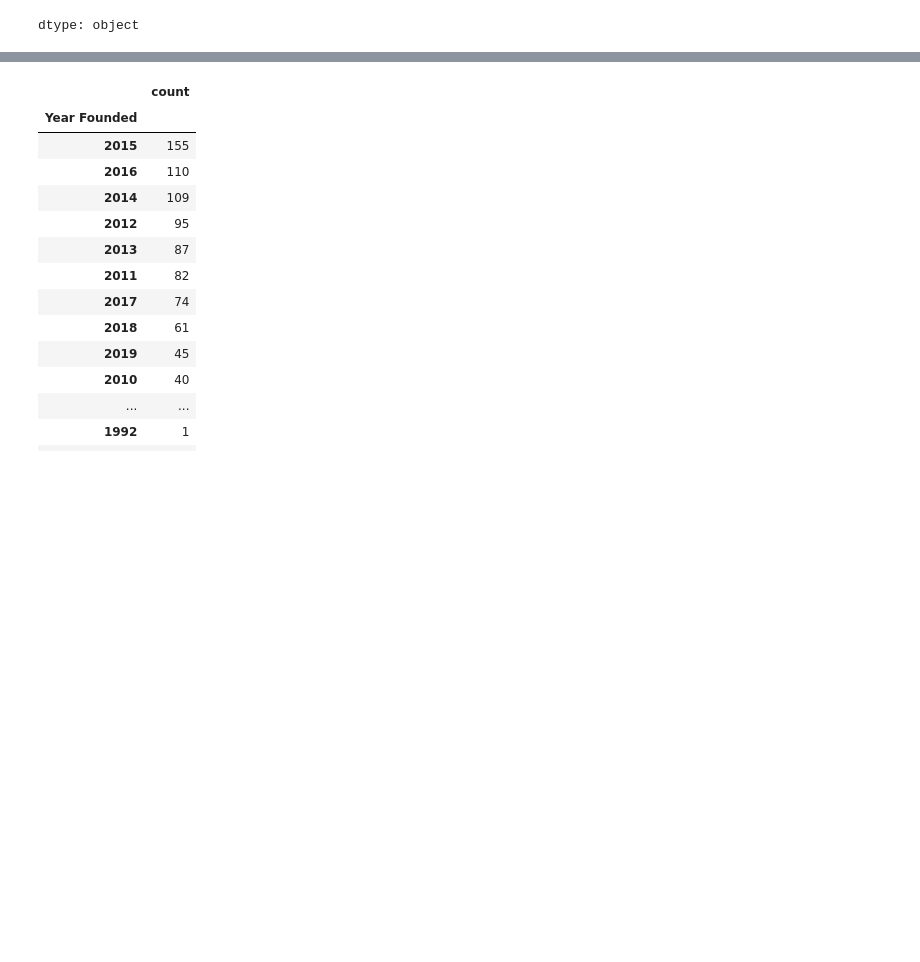
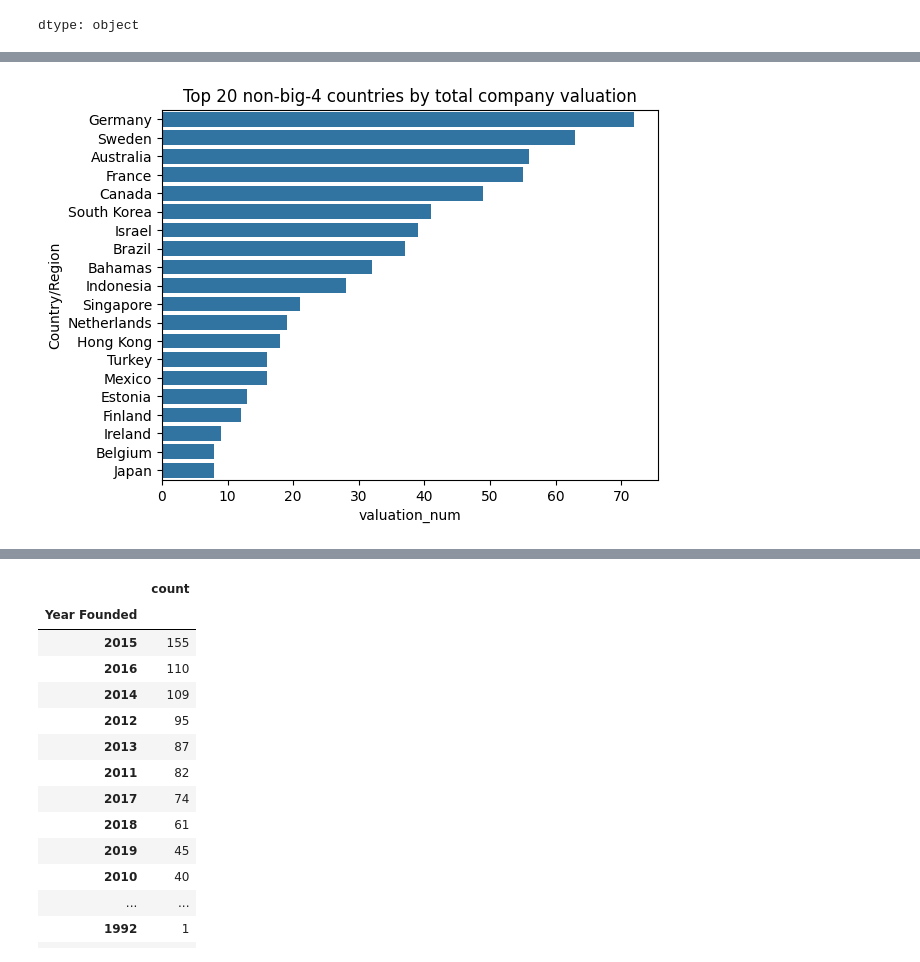
Before and after one commit to aysutnyva/Data_analysis, a Jupyter notebook: Unicorn_Companies.ipynb, the cells around one changed output, grey strips where cells are left out. Cells and saved outputs as stored; diff of their text form; code cells hidden in the pictures; blank space fills up the shorter version.

```diff
--- a/Unicorn_Companies.ipynb
+++ b/Unicorn_Companies.ipynb
@@ -46,0 +186,4 @@ dtype: object
+# %%
+national_valuations = companies.groupby(['Country/Region'])['valuation_num'].sum(
+).sort_values(ascending=False).reset_index()
+national_valuations.head(15)
@@ -46,0 +217,4 @@ dtype: object
+# %%
+mask = ~national_valuations['Country/Region'].isin(['United States', 'China', 'India', 'United Kingdom'])
+national_valuations_no_big4 = national_valuations[mask]
+national_valuations_no_big4.head()
@@ -46,0 +228,8 @@ dtype: object
+# %%
+sns.barplot(data=national_valuations_no_big4.head(20),
+            y='Country/Region',
+            x='valuation_num')
+plt.title('Top 20 non-big-4 countries by total company valuation')
+plt.show()
+# %% [output]
+[figure, added]
```
Also changed, not shown: parts of 18 cells of this notebook.
